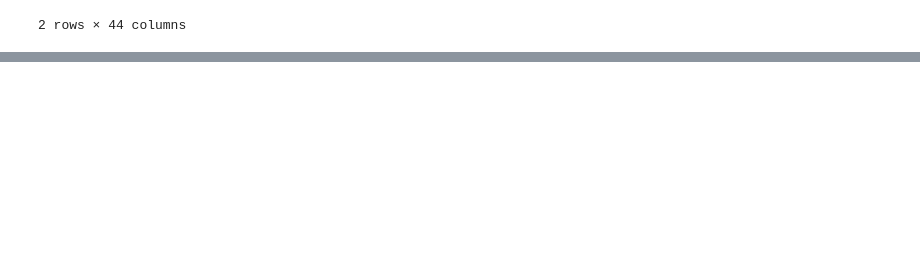
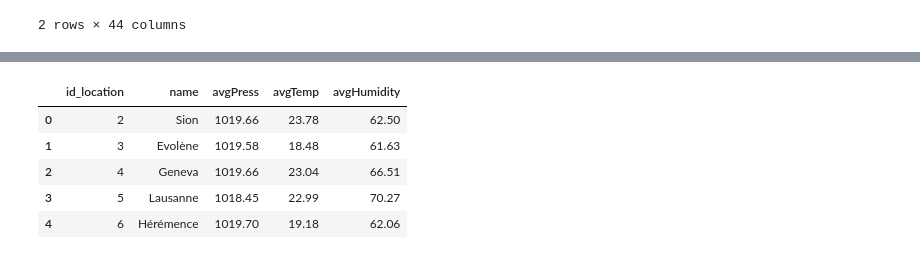
Before and after one commit to denislambret/WeatherDB, a Jupyter notebook: Sandbox_Pandas.ipynb, the cells around one changed output, grey strips where cells are left out. Cells and saved outputs as stored; diff of their text form; code cells hidden in the pictures; blank space fills up the shorter version.

```diff
--- a/Sandbox_Pandas.ipynb
+++ b/Sandbox_Pandas.ipynb
@@ -50,0 +72,27 @@ raw_data.describe()
+# %%
+# Establish connection with DB (using sqlalchemy)
+db_connection_str = 'mysql+pymysql://dev:1234qwerASD@192.168.1.15/WeatherDB'
+db_connection = create_engine(db_connection_str)
+
+# Get average values per locations
+raw_data = pd.read_sql(
+"""SELECT
+	    id_location,
+        Locations.name,
+	    ROUND(AVG(pressure),2) AS avgPress,
+	    ROUND(AVG(temp - 271.15),2) AS avgTemp,
+	    ROUND(AVG(humidity),2) AS avgHumidity
+    FROM Records
+    INNER JOIN Locations on id_location = Locations.id
+    GROUP BY id_location;""", con=db_connection)
+pdata = pd.DataFrame(raw_data)
+
+# Display header just to be sure we have something
+pdata.head(10)
+# %% [output]
+|  | id_location | name | avgPress | avgTemp | avgHumidity |
+| 0 | 2 | Sion | 1019.66 | 23.78 | 62.50 |
+| 1 | 3 | Evolène | 1019.58 | 18.48 | 61.63 |
+| 2 | 4 | Geneva | 1019.66 | 23.04 | 66.51 |
+| 3 | 5 | Lausanne | 1018.45 | 22.99 | 70.27 |
+| 4 | 6 | Hérémence | 1019.70 | 19.18 | 62.06 |
```
Also changed, not shown: parts of 7 cells of this notebook, 4 other files.
